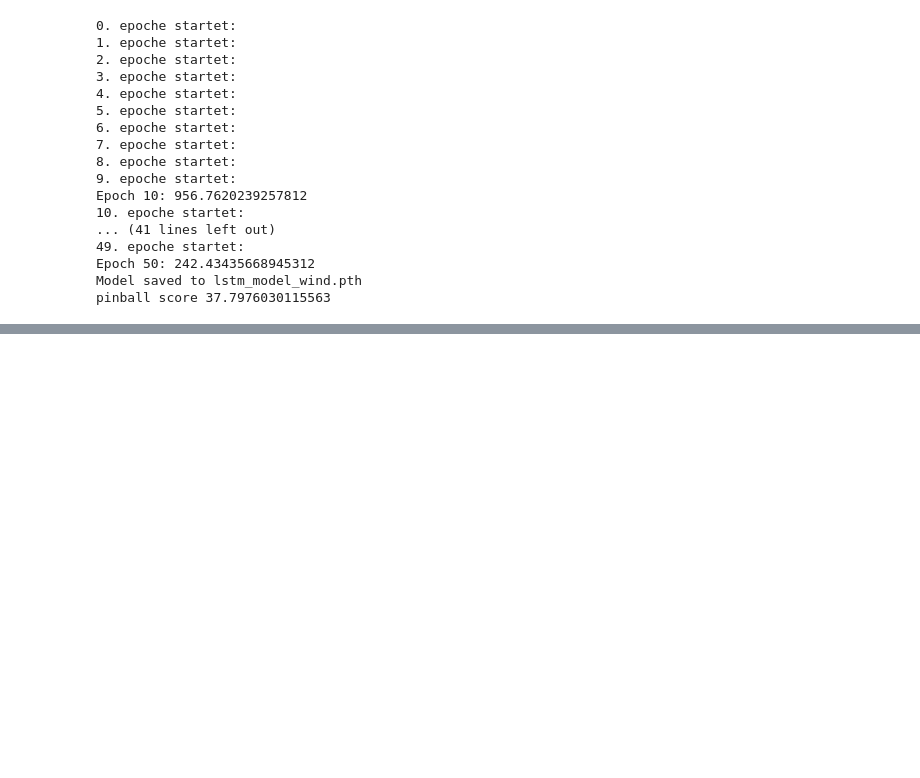
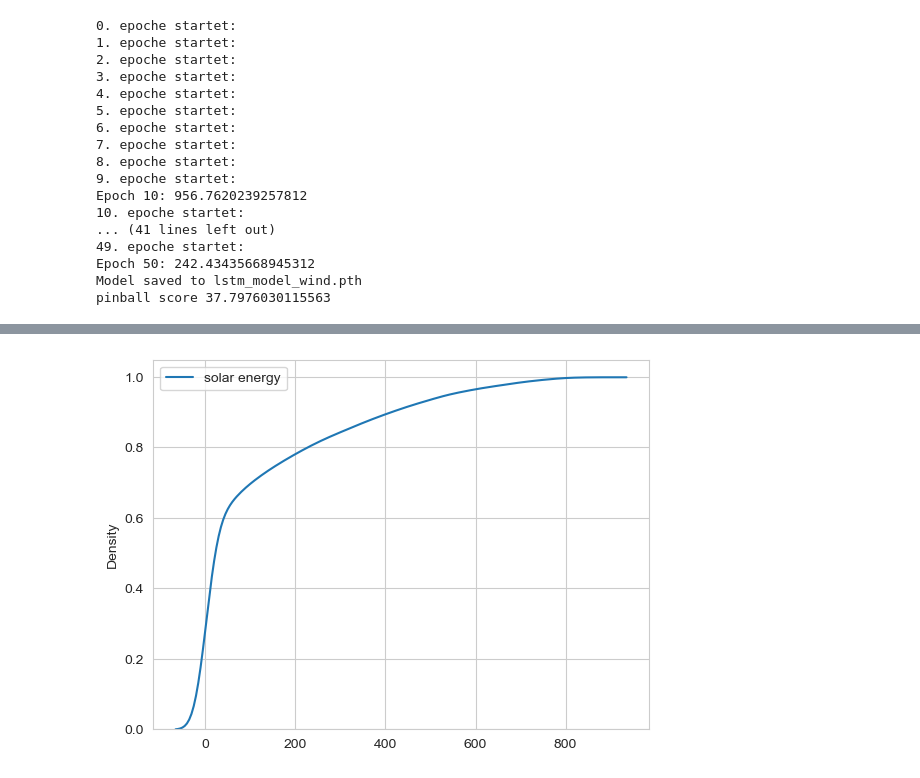
Before and after one commit to av1c3nna/awp2, a Jupyter notebook: code/model_training.ipynb, the cells around one changed output, grey strips where cells are left out. Cells and saved outputs as stored; diff of their text form; code cells hidden in the pictures; blank space fills up the shorter version.

```diff
--- a/code/model_training.ipynb
+++ b/code/model_training.ipynb
@@ -724,0 +955,7 @@ model_utils.pinball_score(df_ensemble, quantiles)
+# %%
+X2 = feature_engineerer_solar.y_train.values
+sns.kdeplot(data = X2, cumulative = True, label = "solar energy")
+plt.legend()
+plt.show()
+# %% [output]
+[figure, added]
```
Also changed, not shown: parts of 23 cells of this notebook.
